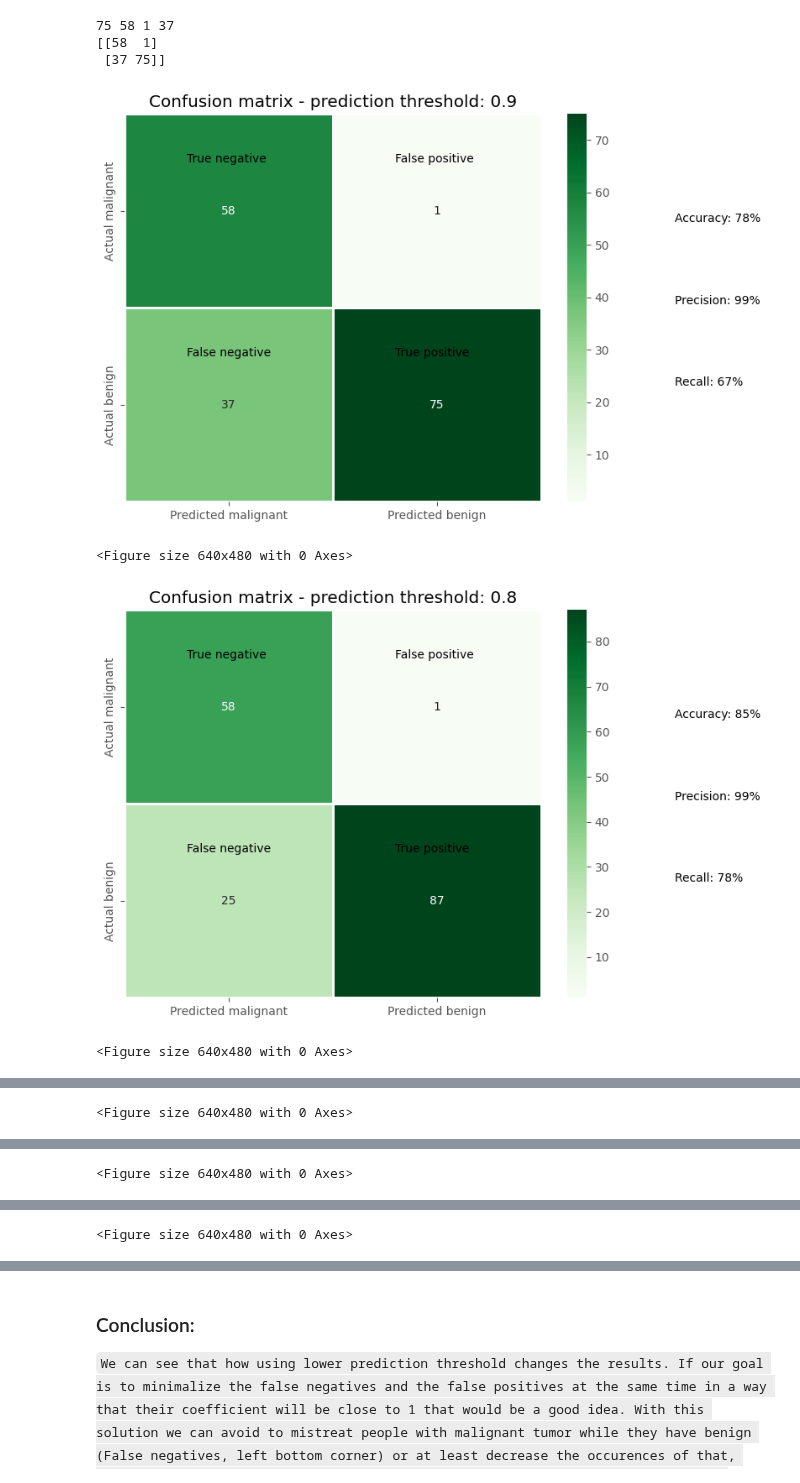
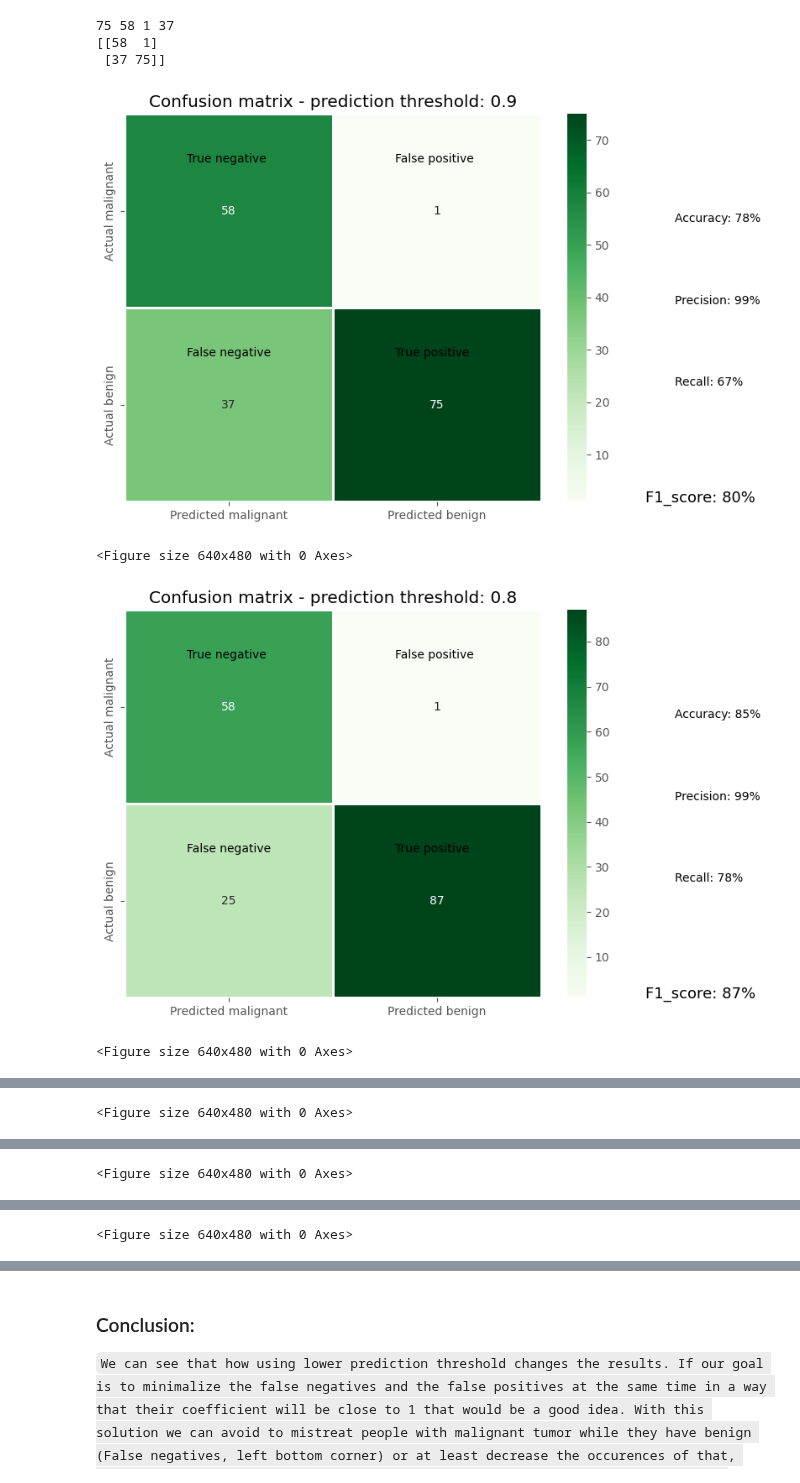
Before and after one commit to LiZoMark841619/Machine_learning, a Jupyter notebook: LogisticRegression/Breast_cancer/script.ipynb, the cells around one changed output, grey strips where cells are left out. Saved outputs shown, nothing was run; the diff lists cells and outputs as text; code cells hidden in the pictures.

```diff
--- a/LogisticRegression/Breast_cancer/script.ipynb
+++ b/LogisticRegression/Breast_cancer/script.ipynb
@@ -237,24 +237,25 @@ print(conf_matrix)
 # %%
 # Evaluate the model by using from sklearn.metrics import confusion_matrix, accuracy_score, precision_score, recall_score
 threshs = [i*1/10 for i in range(1, 10)]
 for thresh in reversed(threshs):
     plt.figure(figsize=[8, 6])
     y_pred = np.where(model.predict_proba(X_test)[:, 1] > thresh, 1, 0)
     sns.heatmap(confusion_matrix(y_test, y_pred), annot=True, fmt=',d', cmap='Greens', linewidths=2, linecolor='white',
     xticklabels=['Predicted malignant', 'Predicted benign'], yticklabels=['Actual malignant', 'Actual benign'])
     plt.text(x= 2.5, y=1.40, s=f'''
         Accuracy: {round(100*accuracy_score(y_test, y_pred))}%\n\n\n\n\n
         Precision: {round(100*precision_score(y_test, y_pred))}%\n\n\n\n\n
         Recall: {round(100*recall_score(y_test, y_pred))}%''')
+    plt.text(x=2.5, y=2.0, s=f'F1_score: {round(100*f1_score(y_test, y_pred))}%', fontsize=13)
     plt.text(x= .30, y=0.25, s='True negative')
     plt.text(x= .30, y=1.25, s='False negative')
     plt.text(x= 1.30, y=0.25, s='False positive')
     plt.text(x= 1.30, y=1.25, s='True positive')
     plt.title(f'Confusion matrix - prediction threshold: {thresh}')
     plt.show()
     plt.clf()
 # %% [output]
-[figure, old version]
+[figure, new version]
 <Figure size 640x480 with 0 Axes>
-[figure, old version]
+[figure, new version]
 <Figure size 640x480 with 0 Axes>
```
Also changed, not shown: parts of 2 cells of this notebook.
